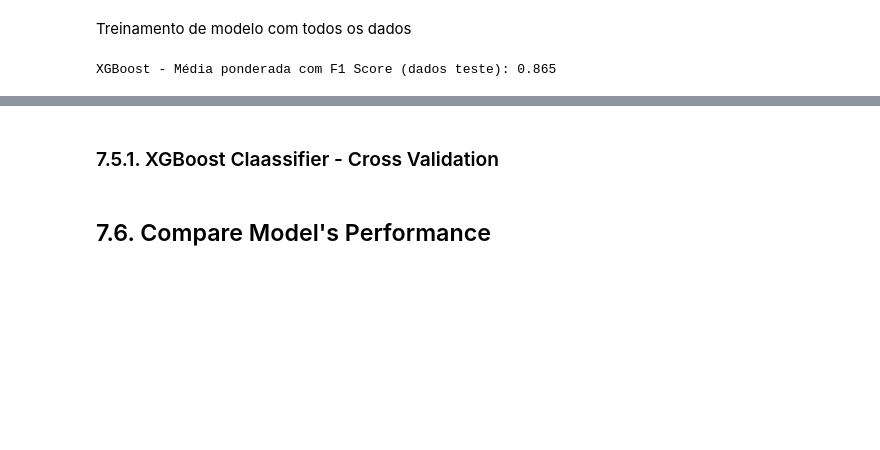
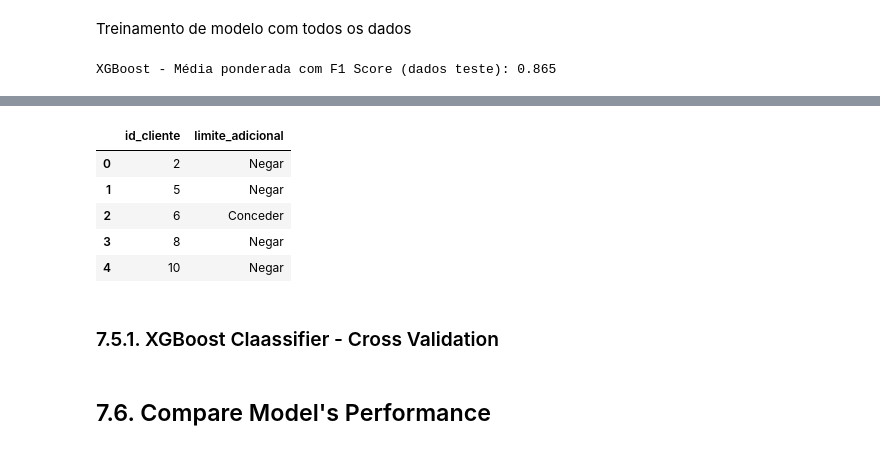
Before and after one commit to GustavoBarros11/hackday3, a Jupyter notebook: notebook_ciclo1.ipynb, the cells around one changed output, grey strips where cells are left out. Cells and saved outputs as stored; diff of their text form; code cells hidden in the pictures; blank space fills up the shorter version.

```diff
--- a/notebook_ciclo1.ipynb
+++ b/notebook_ciclo1.ipynb
@@ -687,0 +703,16 @@ XGBoost - Média ponderada com F1 Score (dados teste): 0.865
+# %%
+yhat_xgboost_ktest = model_xgboost_full.predict(x_test)
+# %%
+df_sub = pd.concat([df_ktest_raw['id_cliente'], pd.Series(yhat_xgboost_ktest, name='limite_adicional')], axis=1)
+# %%
+lim_adi_dic_final = {0: 'Negar', 1: 'Conceder'}
+df_sub['limite_adicional'] = df_sub['limite_adicional'].map(lim_adi_dic_final)
+# %%
+df_sub[:5]
+# %% [output]
+|  | id_cliente | limite_adicional |
+| 0 | 2 | Negar |
+| 1 | 5 | Negar |
+| 2 | 6 | Conceder |
+| 3 | 8 | Negar |
+| 4 | 10 | Negar |
```
Also changed, not shown: parts of 6 cells of this notebook, 1 other file.
